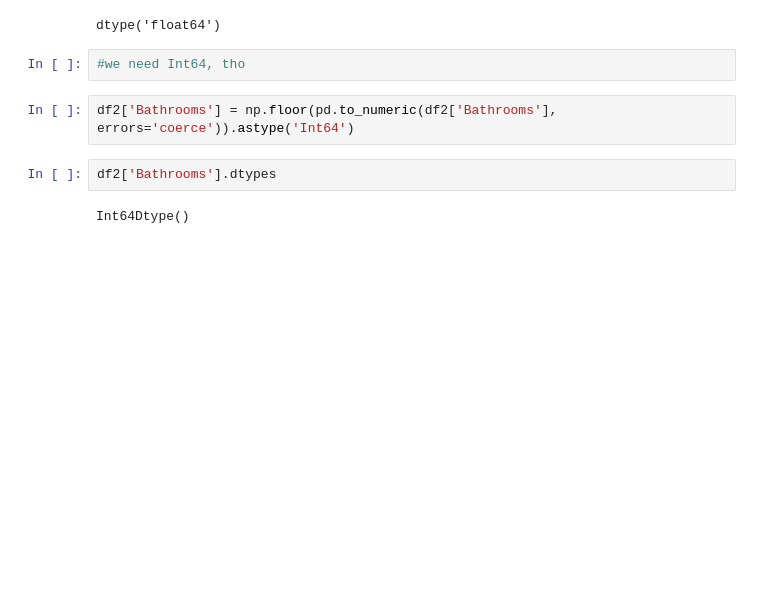
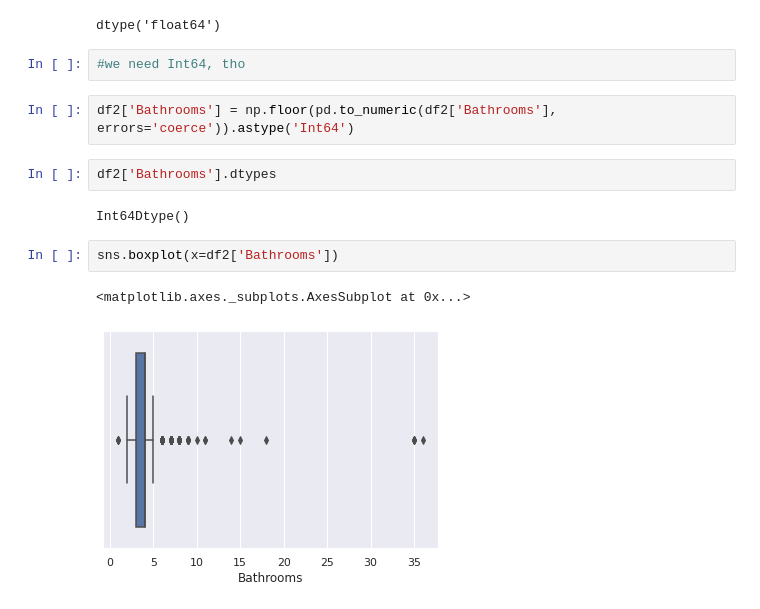
Before and after one commit to Jiji-96/Data-Cleaning-and-EDA, a Jupyter notebook: google_drive_data.ipynb, the cells around one changed output. Saved outputs shown, nothing was run; the diff lists cells and outputs as text; blank space fills up the shorter version.

```diff
--- a/google_drive_data.ipynb
+++ b/google_drive_data.ipynb
@@ -269,3 +269,8 @@ df2['Bathrooms'] = np.floor(pd.to_numeric(df2['Bathrooms'], errors='coerce')).as
 df2['Bathrooms'].dtypes
 # %% [output]
 Int64Dtype()
+# %%
+sns.boxplot(x=df2['Bathrooms'])
+# %% [output]
+<matplotlib.axes._subplots.AxesSubplot at 0x...>
+[figure, added]
```
Also changed, not shown: parts of 9 cells of this notebook.
